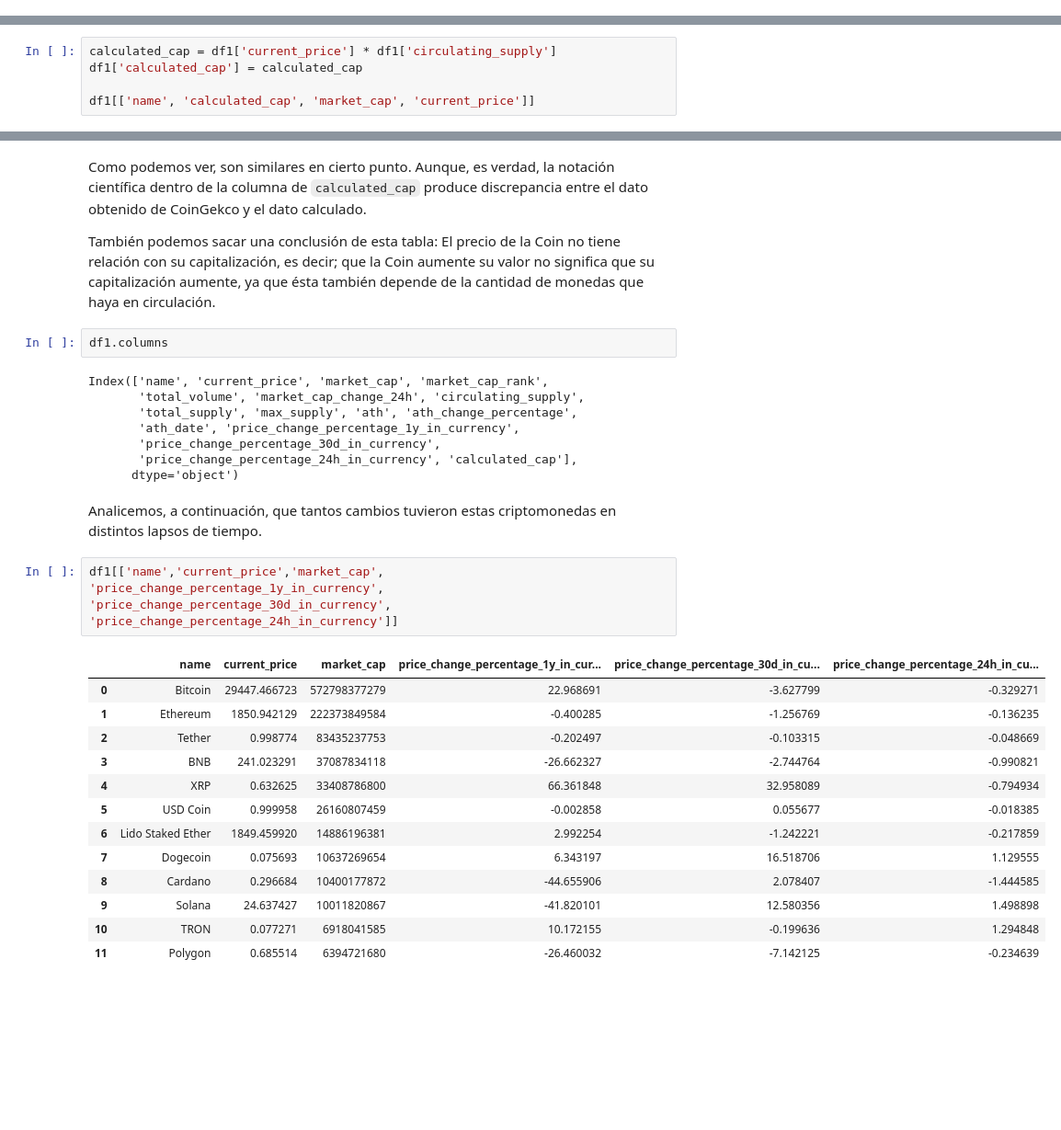
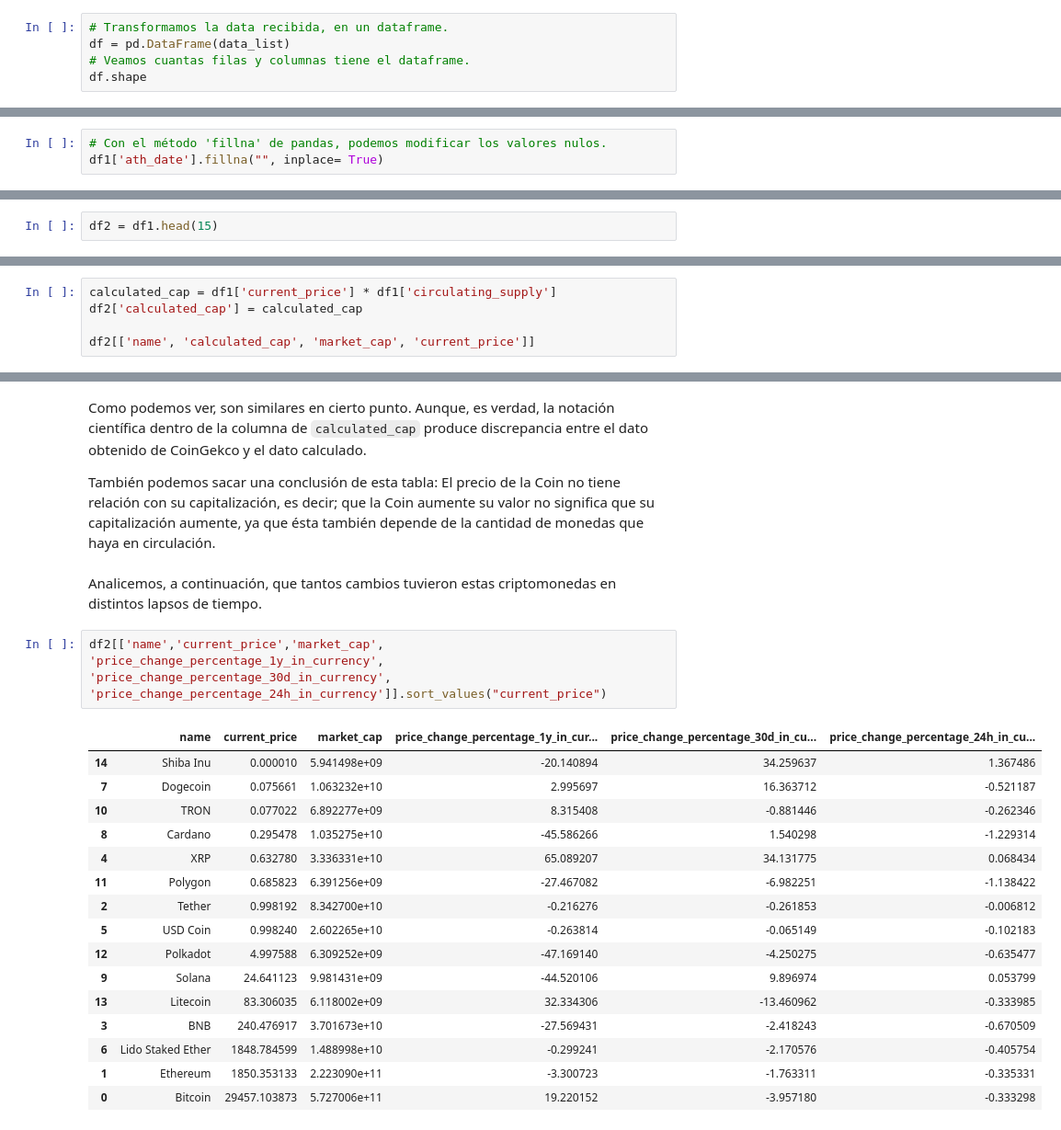
Before and after one commit to Mariagustin-Prg/PI-DA_CoinGekco, a Jupyter notebook: Exploratory Data Analytics.ipynb, the cells around one changed output, grey strips where cells are left out. Shown at 92% size. Drawn from its saved outputs; the diff is of its cells as text; blank space fills up the shorter version.

````diff
--- a/Exploratory Data Analytics.ipynb
+++ b/Exploratory Data Analytics.ipynb
@@ -25,0 +22,5 @@ df = pd.DataFrame(data)
+# %%
+# Transformamos la data recibida, en un dataframe.
+df = pd.DataFrame(data_list)
+# Veamos cuantas filas y columnas tiene el dataframe.
+df.shape
@@ -177,3 +189,6 @@ Veamos como podemos modificarlo, para obtener los datos en un formato de fecha.
+# %%
+# Con el método 'fillna' de pandas, podemos modificar los valores nulos.
+df1['ath_date'].fillna("", inplace= True)
 # %%
 # Veamos un ejemplo de como están escritas las fechas:
 df1['ath_date'][0]
@@ -231,3 +248,5 @@ Timestamp('2021-11-10 14:24:11')
+# %%
+df2 = df1.head(15)
 # %% [markdown]
 Ahora observemos cuando obtuvieron su precio más alto, cada Coin. Del más antiguo al más reciente.
 # %%
@@ -305,8 +333,8 @@ df1[['name', 'market_cap', 'current_price', 'circulating_supply']]
 Calculemos la capitalización a partir del precio actual y la cantidad de monedas en circulación.
 # %%
 calculated_cap = df1['current_price'] * df1['circulating_supply']
-df1['calculated_cap'] = calculated_cap
+df2['calculated_cap'] = calculated_cap
 
-df1[['name', 'calculated_cap', 'market_cap', 'current_price']]
+df2[['name', 'calculated_cap', 'market_cap', 'current_price']]
 # %% [output]
 |  | name | calculated_cap | market_cap | current_price |
@@ -326,32 +357,25 @@ df1[['name', 'calculated_cap', 'market_cap', 'current_price']]
 Como podemos ver, son similares en cierto punto. Aunque, es verdad, la notación científica dentro de la columna de ```calculated_cap``` produce discrepancia entre el dato obtenido de CoinGekco y el dato calculado.
 
 También podemos sacar una conclusión de esta tabla: El precio de la Coin no tiene relación con su capitalización, es decir; que la Coin aumente su valor no significa que su capitalización aumente, ya que ésta también depende de la cantidad de monedas que haya en circulación.
-# %%
-df1.columns
-# %% [output]
-Index(['name', 'current_price', 'market_cap', 'market_cap_rank',
-       'total_volume', 'market_cap_change_24h', 'circulating_supply',
-       'total_supply', 'max_supply', 'ath', 'ath_change_percentage',
-       'ath_date', 'price_change_percentage_1y_in_currency',
-       'price_change_percentage_30d_in_currency',
-       'price_change_percentage_24h_in_currency', 'calculated_cap'],
-      dtype='object')
 # %% [markdown]
 Analicemos, a continuación, que tantos cambios tuvieron estas criptomonedas en distintos lapsos de tiempo.
 # %%
-df1[['name','current_price','market_cap', 'price_change_percentage_1y_in_currency', 'price_change_percentage_30d_in_currency', 'price_change_percentage_24h_in_currency']]
+df2[['name','current_price','market_cap', 'price_change_percentage_1y_in_currency', 'price_change_percentage_30d_in_currency', 'price_change_percentage_24h_in_currency']].sort_values("current_price")
 # %% [output]
 |  | name | current_price | market_cap | price_change_percentage_1y_in_cur... | price_change_percentage_30d_in_cu... | price_change_percentage_24h_in_cu... |
-| 0 | Bitcoin | 29447.466723 | 572798377279 | 22.968691 | -3.627799 | -0.329271 |
-| 1 | Ethereum | 1850.942129 | 222373849584 | -0.400285 | -1.256769 | -0.136235 |
-| 2 | Tether | 0.998774 | 83435237753 | -0.202497 | -0.103315 | -0.048669 |
-| 3 | BNB | 241.023291 | 37087834118 | -26.662327 | -2.744764 | -0.990821 |
-| 4 | XRP | 0.632625 | 33408786800 | 66.361848 | 32.958089 | -0.794934 |
-| 5 | USD Coin | 0.999958 | 26160807459 | -0.002858 | 0.055677 | -0.018385 |
-| 6 | Lido Staked Ether | 1849.459920 | 14886196381 | 2.992254 | -1.242221 | -0.217859 |
-| 7 | Dogecoin | 0.075693 | 10637269654 | 6.343197 | 16.518706 | 1.129555 |
-| 8 | Cardano | 0.296684 | 10400177872 | -44.655906 | 2.078407 | -1.444585 |
-| 9 | Solana | 24.637427 | 10011820867 | -41.820101 | 12.580356 | 1.498898 |
-| 10 | TRON | 0.077271 | 6918041585 | 10.172155 | -0.199636 | 1.294848 |
-| 11 | Polygon | 0.685514 | 6394721680 | -26.460032 | -7.142125 | -0.234639 |
+| 14 | Shiba Inu | 0.000010 | 5.941498e+09 | -20.140894 | 34.259637 | 1.367486 |
+| 7 | Dogecoin | 0.075661 | 1.063232e+10 | 2.995697 | 16.363712 | -0.521187 |
+| 10 | TRON | 0.077022 | 6.892277e+09 | 8.315408 | -0.881446 | -0.262346 |
+| 8 | Cardano | 0.295478 | 1.035275e+10 | -45.586266 | 1.540298 | -1.229314 |
+| 4 | XRP | 0.632780 | 3.336331e+10 | 65.089207 | 34.131775 | 0.068434 |
+| 11 | Polygon | 0.685823 | 6.391256e+09 | -27.467082 | -6.982251 | -1.138422 |
+| 2 | Tether | 0.998192 | 8.342700e+10 | -0.216276 | -0.261853 | -0.006812 |
+| 5 | USD Coin | 0.998240 | 2.602265e+10 | -0.263814 | -0.065149 | -0.102183 |
+| 12 | Polkadot | 4.997588 | 6.309252e+09 | -47.169140 | -4.250275 | -0.635477 |
+| 9 | Solana | 24.641123 | 9.981431e+09 | -44.520106 | 9.896974 | 0.053799 |
+| 13 | Litecoin | 83.306035 | 6.118002e+09 | 32.334306 | -13.460962 | -0.333985 |
+| 3 | BNB | 240.476917 | 3.701673e+10 | -27.569431 | -2.418243 | -0.670509 |
+| 6 | Lido Staked Ether | 1848.784599 | 1.488998e+10 | -0.299241 | -2.170576 | -0.405754 |
+| 1 | Ethereum | 1850.353133 | 2.223090e+11 | -3.300723 | -1.763311 | -0.335331 |
+| 0 | Bitcoin | 29457.103873 | 5.727006e+11 | 19.220152 | -3.957180 | -0.333298 |
 # %% [markdown]
````
Also changed, not shown: parts of 47 cells of this notebook, 3 other files.
